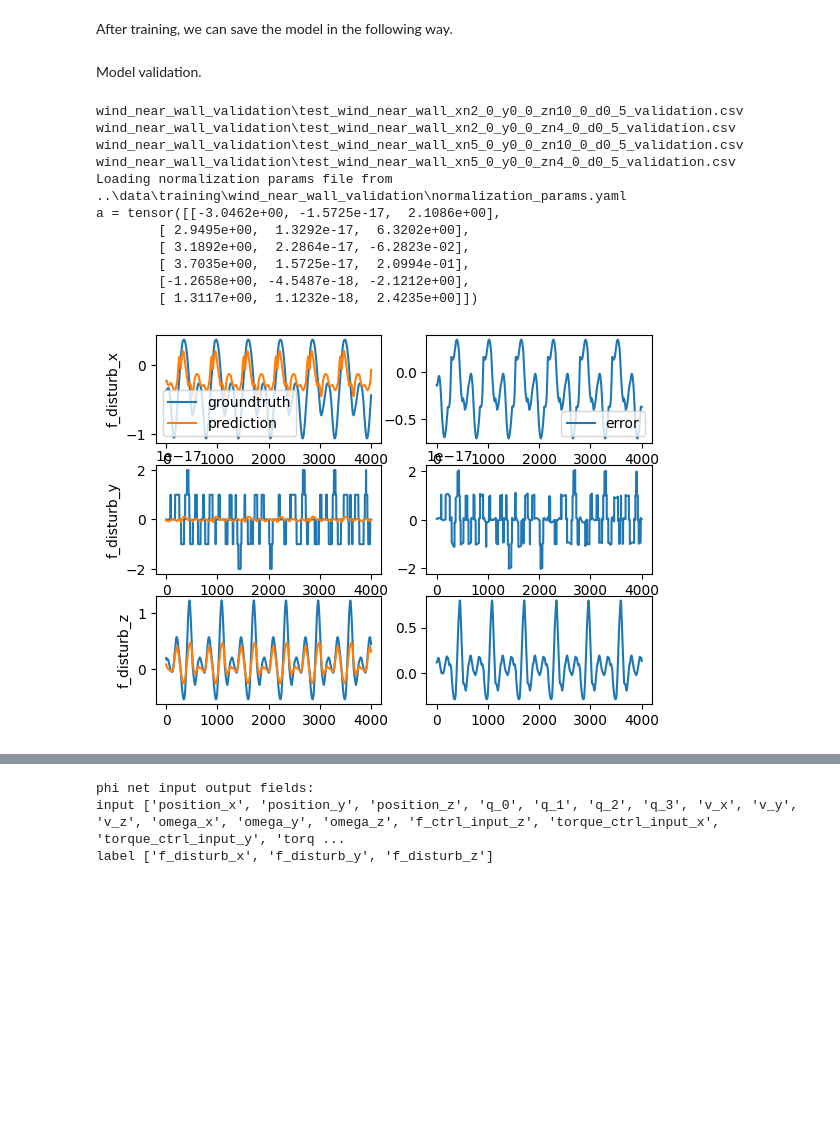
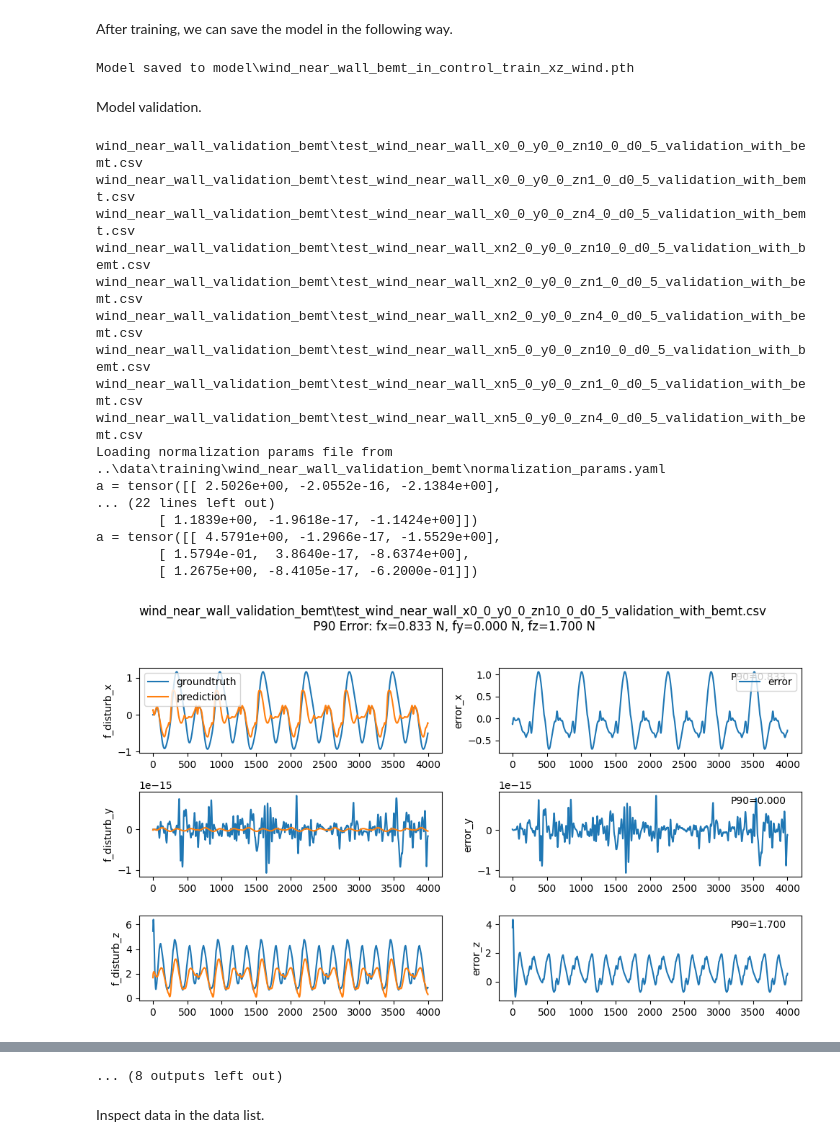
Before and after one commit to zzzzzzhym/DroneSimulator, a Jupyter notebook: learning/trainer_user_guide_inflow.ipynb, the cells around one changed output, grey strips where cells are left out. Saved outputs shown, nothing was run; the diff lists cells and outputs as text; code cells hidden in the pictures; blank space fills up the shorter version.

```diff
--- a/learning/trainer_user_guide_inflow.ipynb
+++ b/learning/trainer_user_guide_inflow.ipynb
@@ -19,11 +19,8 @@ import matplotlib.pyplot as plt
 import trainer
 
 current_dir = os.getcwd()
-# subfolder = "wind_near_wall_inflow_in_control_train_xz_wind_2"
-# subfolder = "wind_near_wall_inflow_in_control_train_xz_wind_2_only_x"
-# subfolder = "wind_near_wall_inflow_in_control_train_xz_wind_2_limited"
-# subfolder = "wind_near_wall_inflow_in_control_train_xz_wind_2_limited_60s"
-subfolder = "wind_near_wall_inflow_in_control_train_xz_wind_2_limited_15s"
+# subfolder = "wind_near_wall_bemt_in_control_train_x_only_wind"
+subfolder = "wind_near_wall_bemt_in_control_train_xz_wind"
 # subfolder = "training_back2back"
 folder_path = os.path.join(os.path.dirname(current_dir), "data", "training", subfolder)
 file_names = [f for f in os.listdir(folder_path) if os.path.isfile(os.path.join(folder_path, f))]
@@ -118,6 +78,8 @@ After training, we can save the model in the following way.
 # %%
 model_name = subfolder
 trainer_instance.save_model(model_name)
+# %% [output]
+Model saved to model\wind_near_wall_bemt_in_control_train_xz_wind.pth
 # %% [markdown]
 Model validation.
 # %%
@@ -127,50 +89,50 @@ import matplotlib.pyplot as plt
 import trainer
 
 current_dir = os.getcwd()
-subfolder = "wind_near_wall_validation"
+subfolder = "wind_near_wall_validation_bemt"
 folder_path = os.path.join(os.path.dirname(current_dir), "data", "training", subfolder)
 file_names = [f for f in os.listdir(folder_path) if os.path.isfile(os.path.join(folder_path, f))]
 
 # Filter out files that do not end with .csv
 file_names = [f for f in file_names if f.endswith('.csv')]
 # add subfolder to the file names
 data_list = [os.path.join(subfolder, f) for f in file_names]
 for data in data_list:
     print(data)
 
 path1 = os.path.join(subfolder, "input_label_map_disturbance_force_label.yaml")
 path2 = os.path.join(subfolder, "column_map.yaml")
 
-# model_name = "wind_near_wall_inflow_in_control_train_xz_wind_2"
-# model_name = "wind_near_wall_inflow_in_control_train_xz_wind_2_only_x"
-# model_name = "wind_near_wall_inflow_in_control_train_xz_wind_2_limited"
-# model_name = "wind_near_wall_inflow_in_control_train_xz_wind_2_limited_60s"
-# model_name = "wind_near_wall_inflow_in_control_train_xz_wind_2_limited_15s"
-model_name = "wind_near_wall_inflow_in_control_train_xz_wind_2_limited_60s"
+model_name = "wind_near_wall_bemt_in_control_train_xz_wind"
 
 
 phi, h, config = trainer.load_model(model_name)
 # make a new trainer to replicate the above setup, just to allow verify_model to work
 trainer_for_verification = trainer.Trainer(data_list, path1, path2, True)
 trainer_for_verification.phi_net = phi
 trainer_for_verification.h_net = h
-trainer_for_verification.verify_model([data_list[1]])
+trainer_for_verification.verify_model(data_list)
 plt.show()
 
 print("phi net input output fields:")
 for key, value in config["phi_net_io_fields"].items():
     print(key, value)
 # %% [output]
-wind_near_wall_validation\test_wind_near_wall_xn2_0_y0_0_zn10_0_d0_5_validation.csv
-wind_near_wall_validation\test_wind_near_wall_xn2_0_y0_0_zn4_0_d0_5_validation.csv
-wind_near_wall_validation\test_wind_near_wall_xn5_0_y0_0_zn10_0_d0_5_validation.csv
-wind_near_wall_validation\test_wind_near_wall_xn5_0_y0_0_zn4_0_d0_5_validation.csv
+wind_near_wall_validation_bemt\test_wind_near_wall_x0_0_y0_0_zn10_0_d0_5_validation_with_bemt.csv
+wind_near_wall_validation_bemt\test_wind_near_wall_x0_0_y0_0_zn1_0_d0_5_validation_with_bemt.csv
+wind_near_wall_validation_bemt\test_wind_near_wall_x0_0_y0_0_zn4_0_d0_5_validation_with_bemt.csv
+wind_near_wall_validation_bemt\test_wind_near_wall_xn2_0_y0_0_zn10_0_d0_5_validation_with_bemt.csv
+wind_near_wall_validation_bemt\test_wind_near_wall_xn2_0_y0_0_zn1_0_d0_5_validation_with_bemt.csv
+wind_near_wall_validation_bemt\test_wind_near_wall_xn2_0_y0_0_zn4_0_d0_5_validation_with_bemt.csv
+wind_near_wall_validation_bemt\test_wind_near_wall_xn5_0_y0_0_zn10_0_d0_5_validation_with_bemt.csv
+wind_near_wall_validation_bemt\test_wind_near_wall_xn5_0_y0_0_zn1_0_d0_5_validation_with_bemt.csv
+wind_near_wall_validation_bemt\test_wind_near_wall_xn5_0_y0_0_zn4_0_d0_5_validation_with_bemt.csv
 Loading normalization params file from
-..\data\training\wind_near_wall_validation\normalization_params.yaml
-a = tensor([[-3.0462e+00, -1.5725e-17,  2.1086e+00],
-        [ 2.9495e+00,  1.3292e-17,  6.3202e+00],
-        [ 3.1892e+00,  2.2864e-17, -6.2823e-02],
-        [ 3.7035e+00,  1.5725e-17,  2.0994e-01],
-        [-1.2658e+00, -4.5487e-18, -2.1212e+00],
-        [ 1.3117e+00,  1.1232e-18,  2.4235e+00]])
+..\data\training\wind_near_wall_validation_bemt\normalization_params.yaml
+a = tensor([[ 2.5026e+00, -2.0552e-16, -2.1384e+00],
+... (22 lines left out)
+        [ 1.1839e+00, -1.9618e-17, -1.1424e+00]])
+a = tensor([[ 4.5791e+00, -1.2966e-17, -1.5529e+00],
+        [ 1.5794e-01,  3.8640e-17, -8.6374e+00],
+        [ 1.2675e+00, -8.4105e-17, -6.2000e-01]])
-[figure, old version]
+[figure, new version]
@@ -178,3 +149,3 @@ a = tensor([[-3.0462e+00, -1.5725e-17,  2.1086e+00],
-phi net input output fields:
-input ['position_x', 'position_y', 'position_z', 'q_0', 'q_1', 'q_2', 'q_3', 'v_x', 'v_y', 'v_z', 'omega_x', 'omega_y', 'omega_z', 'f_ctrl_input_z', 'torque_ctrl_input_x', 'torque_ctrl_input_y', 'torq ...
-label ['f_disturb_x', 'f_disturb_y', 'f_disturb_z']
+... (8 outputs left out)
+# %% [markdown]
+Inspect data in the data list.
```
Also changed, not shown: parts of 12 cells of this notebook, 23 other files.
